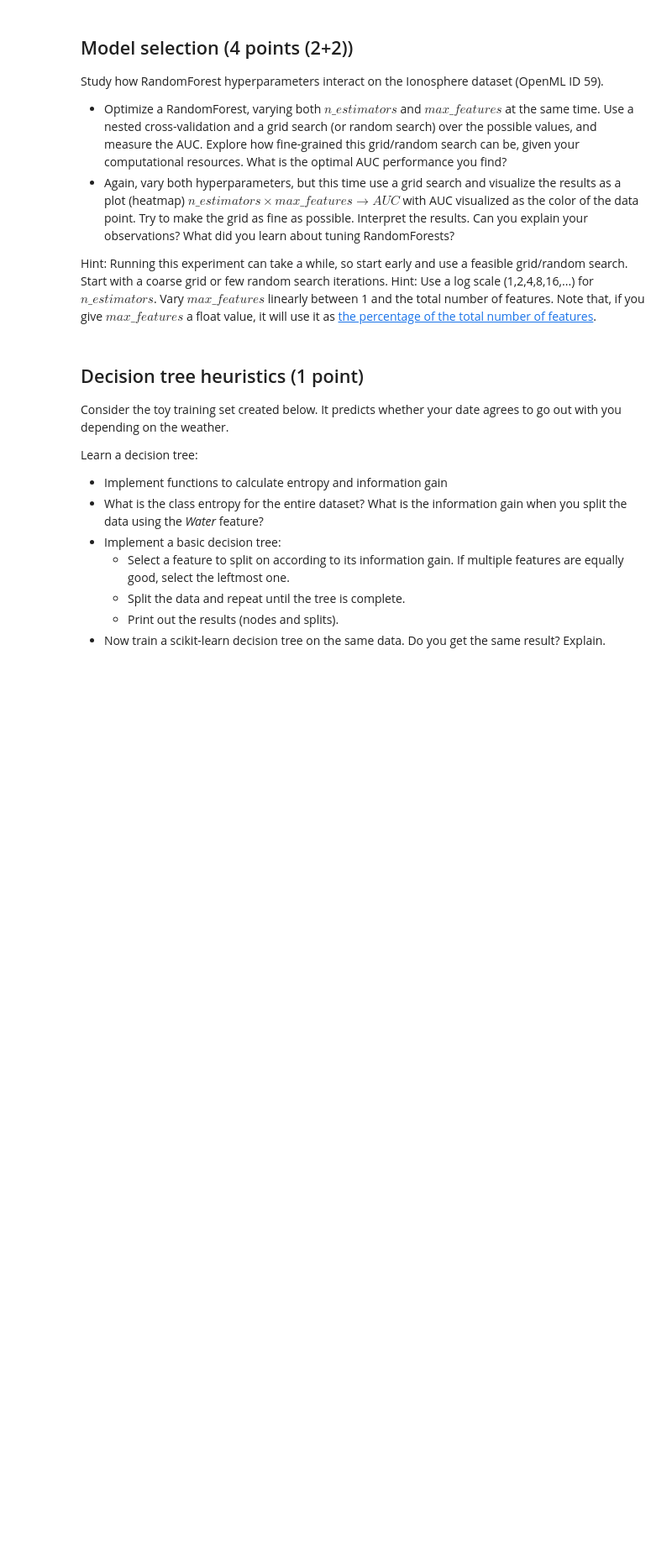
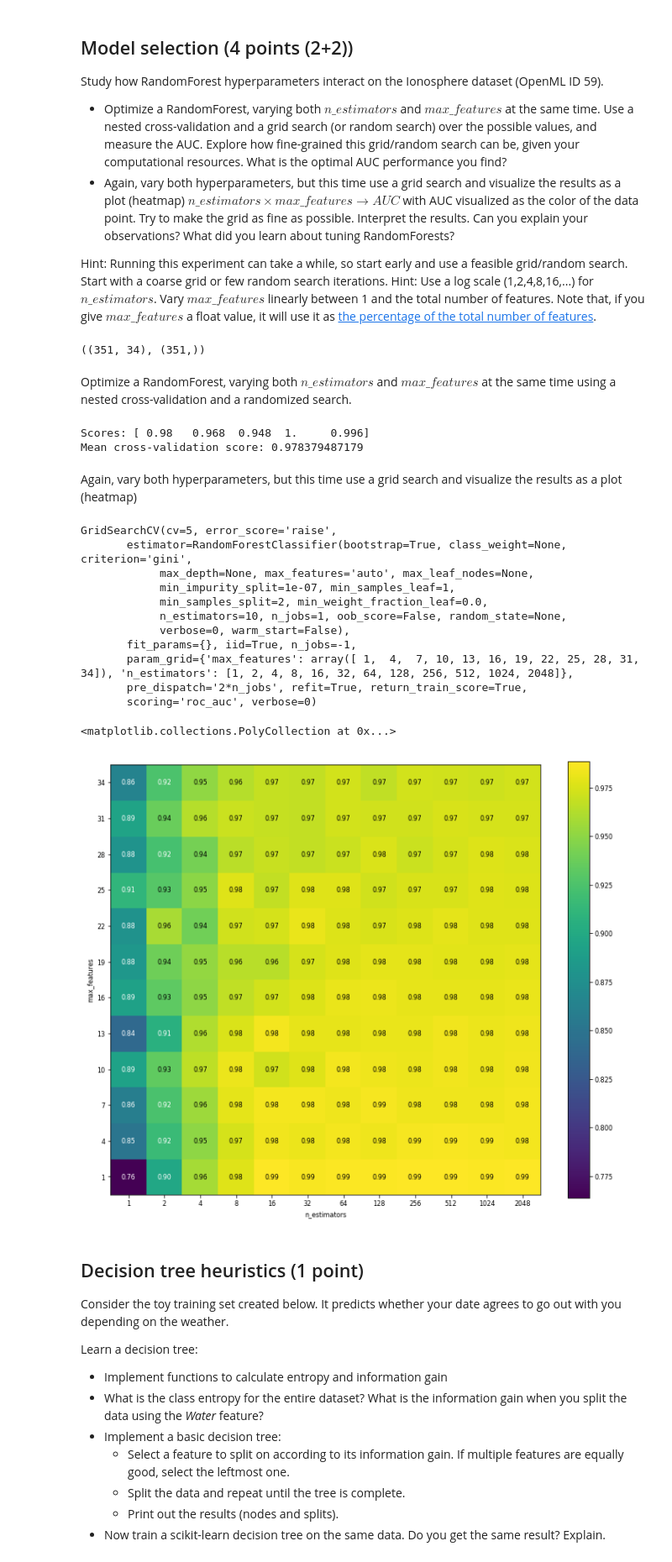
Before and after one commit to surajiyer/Machine-learning, a Jupyter notebook: A1-Iyer-Chen.ipynb, the cells around one changed output. Shown at 84% size. Saved outputs shown, nothing was run; the diff lists cells and outputs as text; code cells hidden in the pictures; blank space fills up the shorter version.

```diff
--- a/A1-Iyer-Chen.ipynb
+++ b/A1-Iyer-Chen.ipynb
@@ -157,8 +229,65 @@ Study how RandomForest hyperparameters interact on the Ionosphere dataset (OpenM
 Hint: Running this experiment can take a while, so start early and use a feasible grid/random search. Start with a coarse grid or few random search iterations.
 Hint: Use a log scale (1,2,4,8,16,...) for $n\_estimators$. Vary $max\_features$ linearly between 1 and the total number of features. Note that, if you give $max\_features$ a float value, it will use it as [the percentage of the total number of features](http://scikit-learn.org/stable/modules/generated/sklearn.ensemble.RandomForestClassifier.html).
 # %%
+from sklearn.ensemble import RandomForestClassifier
+
 ionosphere = oml.datasets.get_dataset(59)  # Download Ionosphere data
 X, y = ionosphere.get_data(target=ionosphere.default_target_attribute)  # Get the predictors X and the labels y
+X.shape, y.shape
+# %% [output]
+((351, 34), (351,))
+# %% [markdown]
+Optimize a RandomForest, varying both $n\_estimators$ and $max\_features$ at the same time using a nested cross-validation and a randomized search.
+# %%
+from sklearn.model_selection import cross_val_score, RandomizedSearchCV
+
+clf = RandomForestClassifier()
+param_grid = {
+    'n_estimators': [2**i for i in range(0,12)],
+    'max_features': np.arange(1, X.shape[1]+1, 3)
+}
+grid_search = RandomizedSearchCV(clf, param_grid, cv=5, scoring='roc_auc', n_iter=20, n_jobs=-1)
+scores = cross_val_score(grid_search, X, y, cv=5, scoring='roc_auc', n_jobs=-1)
+print('Scores:', scores)
+print('Mean cross-validation score:', scores.mean())
+# %% [output]
+Scores: [ 0.98   0.968  0.948  1.     0.996]
+Mean cross-validation score: 0.978379487179
+# %% [markdown]
+Again, vary both hyperparameters, but this time use a grid search and visualize the results as a plot (heatmap)
+# %%
+from sklearn.model_selection import train_test_split, GridSearchCV
+
+X_train, _, y_train, _ = train_test_split(X, y, stratify=y, train_size=.66, random_state=66)
+clf = RandomForestClassifier()
+param_grid = {
+    'n_estimators': [2**i for i in range(0,12)],
+    'max_features': np.arange(1, X.shape[1]+1, 3)
+}
+grid_search = GridSearchCV(clf, param_grid, cv=5, scoring='roc_auc', n_jobs=-1)
+grid_search.fit(X_train, y_train)
+results = grid_search.cv_results_
+scores = np.array(results['mean_test_score']).reshape(len(param_grid['max_features']), len(param_grid['n_estimators']))
+
+# Display the heatmap
+plt.rcParams['figure.figsize'] = (12., 10.)
+mglearn.tools.heatmap(scores, xlabel='n_estimators', xticklabels=param_grid['n_estimators'],
+                      ylabel='max_features', yticklabels=param_grid['max_features'], cmap="viridis")
+plt.rcParams['figure.figsize'] = (6., 4.)
+# %% [output]
+GridSearchCV(cv=5, error_score='raise',
+       estimator=RandomForestClassifier(bootstrap=True, class_weight=None, criterion='gini',
+            max_depth=None, max_features='auto', max_leaf_nodes=None,
+            min_impurity_split=1e-07, min_samples_leaf=1,
+            min_samples_split=2, min_weight_fraction_leaf=0.0,
+            n_estimators=10, n_jobs=1, oob_score=False, random_state=None,
+            verbose=0, warm_start=False),
+       fit_params={}, iid=True, n_jobs=-1,
+       param_grid={'max_features': array([ 1,  4,  7, 10, 13, 16, 19, 22, 25, 28, 31, 34]), 'n_estimators': [1, 2, 4, 8, 16, 32, 64, 128, 256, 512, 1024, 2048]},
+       pre_dispatch='2*n_jobs', refit=True, return_train_score=True,
+       scoring='roc_auc', verbose=0)
+<matplotlib.collections.PolyCollection at 0x...>
+[figure, added]
 # %% [markdown]
 ## Decision tree heuristics (1 point)
 Consider the toy training set created below. It predicts whether your date agrees to go out with you depending on the weather.
```
Also changed, not shown: parts of 30 cells of this notebook, 32 other files.
